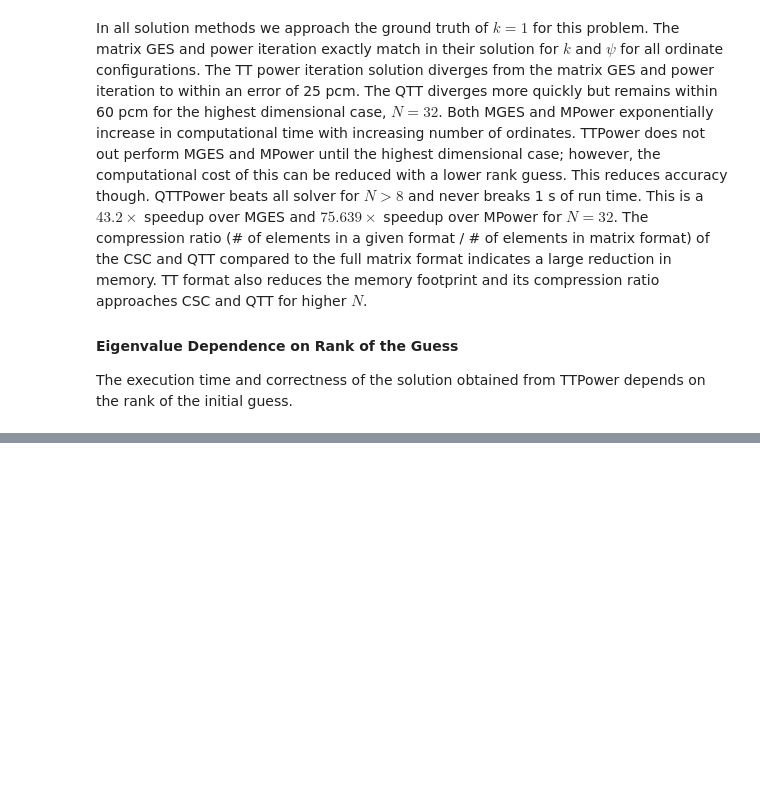
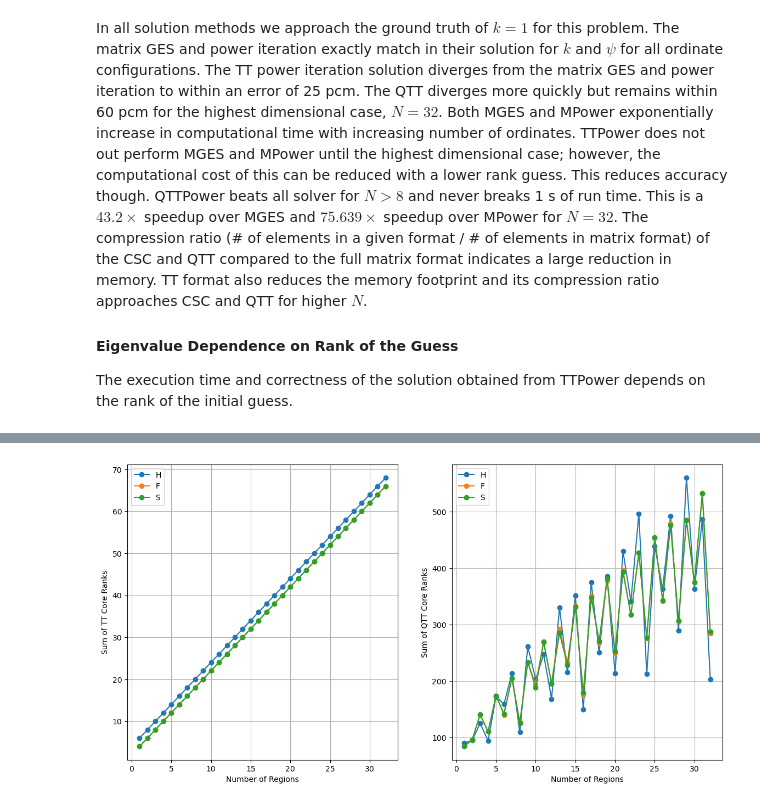
Before and after one commit to myerspat/tt_nte, a Jupyter notebook: pu1d.ipynb, the cells around one changed output, grey strips where cells are left out. Cells and saved outputs as stored; diff of their text form; code cells hidden in the pictures; blank space fills up the shorter version.

```diff
--- a/pu1d.ipynb
+++ b/pu1d.ipynb
@@ -457,3 +472,36 @@ plt.show()
+# %%
+num_regions_list = np.arange(1, 33)
+
+tt_ranks = {"H": [], "F": [], "S": []}
+qtt_ranks = {"H": [], "F": [], "S": []}
+
+for num_regions in num_regions_list:
+    xs_server, geometry = problems.pu_brick_multi_region(1024, num_regions)
+
+    SN.update_settings(xs_server=xs_server, geometry=geometry)
+    tt_ranks["H"].append(np.sum(SN.H("tt").ranks))
+    tt_ranks["F"].append(np.sum(SN.F("tt").ranks))
+    tt_ranks["S"].append(np.sum(SN.S("tt").ranks))
+
+    qtt_ranks["H"].append(np.sum(SN.tt2qtt(SN.H("tt")).ranks))
+    qtt_ranks["F"].append(np.sum(SN.tt2qtt(SN.F("tt")).ranks))
+    qtt_ranks["S"].append(np.sum(SN.tt2qtt(SN.S("tt")).ranks))
+
+fig, axs = plt.subplots(1, 2, figsize=(14, 7))
+
+for name, ranks in tt_ranks.items():
+    axs[0].plot(num_regions_list, ranks, "o-", label=name)
+axs[0].set(xlabel="Number of Regions", ylabel="Sum of TT Core Ranks")
+axs[0].legend()
+
+for name, ranks in qtt_ranks.items():
+    axs[1].plot(num_regions_list, ranks, "o-", label=name)
+axs[1].set(xlabel="Number of Regions", ylabel="Sum of QTT Core Ranks")
+axs[1].legend()
+
+plt.show()
+# %% [output]
+[figure, added]
 # %% [markdown]
 ## Example: Two-Group, Two-Media Benchmark from [Criticality Verification Benchmark Suite](https://www.sciencedirect.com/science/article/pii/S0149197002000987/pdf?md5=299011580a5d17bc208703ef425a6ba6&pid=1-s2.0-S0149197002000987-main.pdf)
 
```
Also changed, not shown: parts of 12 cells of this notebook, 5 other files.
